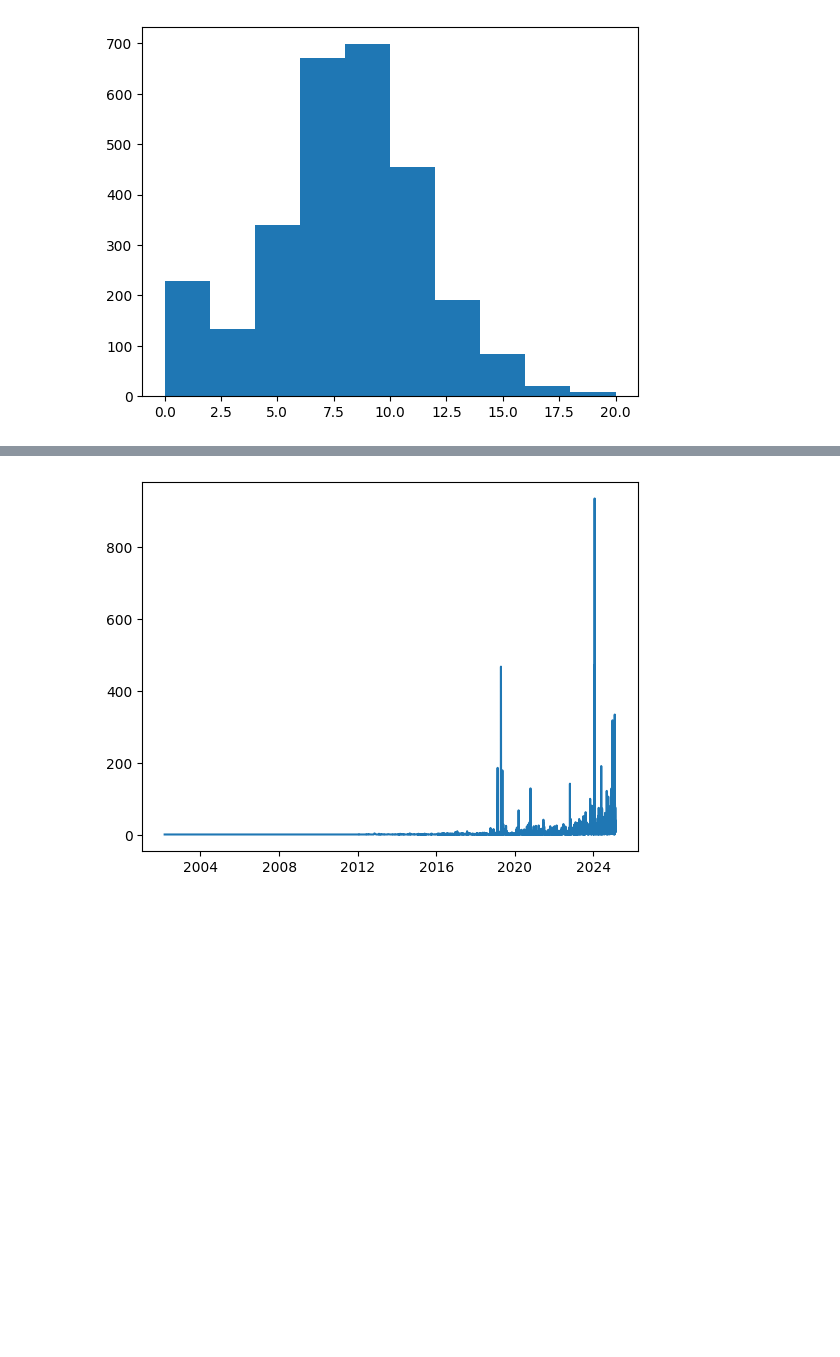
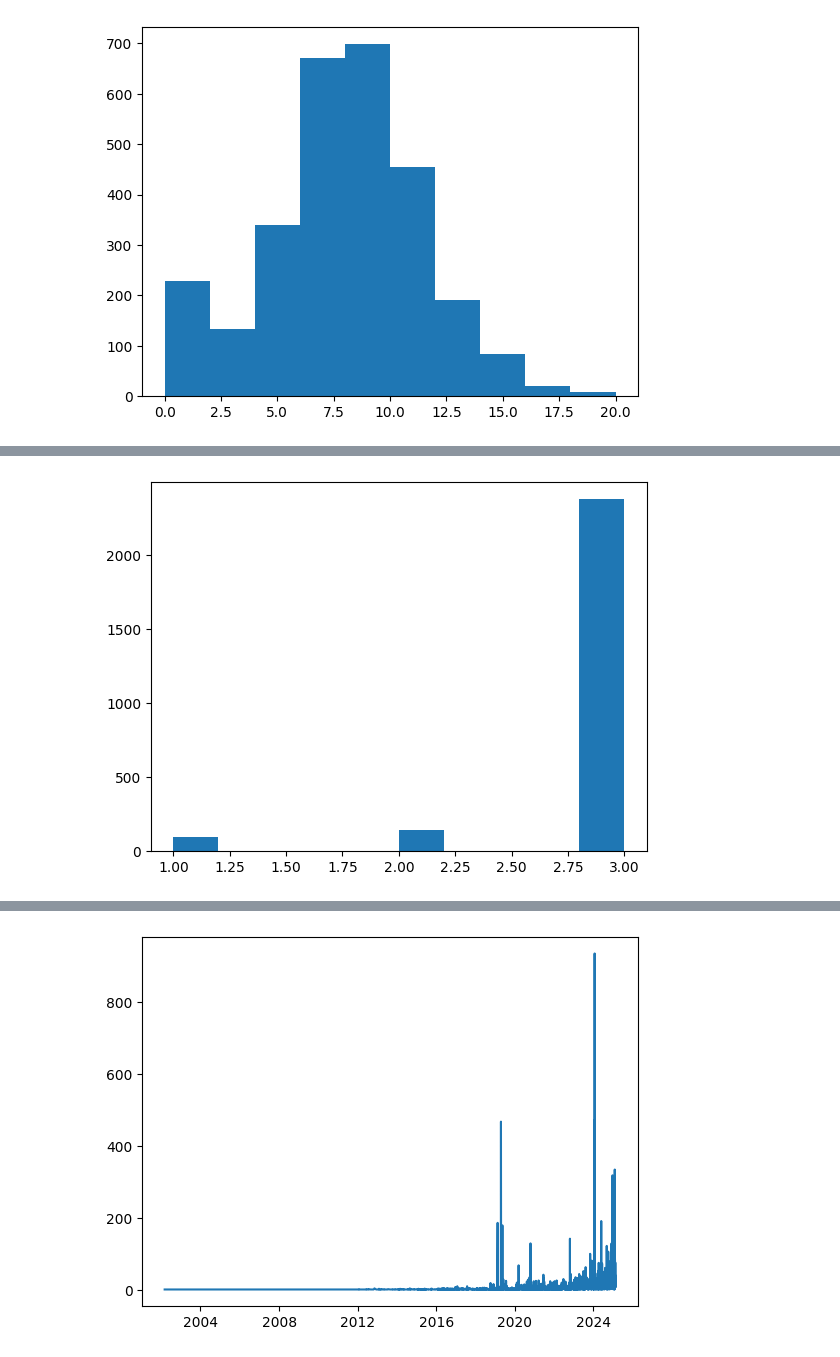
Before and after one commit to lucasSzavara/isa-disjuntores, a Jupyter notebook: analise_exploratoria.ipynb, the cells around one changed output, grey strips where cells are left out. Drawn from its saved outputs; the diff is of its cells as text; code cells hidden in the pictures; blank space fills up the shorter version.

```diff
--- a/analise_exploratoria.ipynb
+++ b/analise_exploratoria.ipynb
@@ -114,3 +109,6 @@ plt.hist(df_gpd_equipamento['Data'])
 plt.show()
 # %% [output]
 [figure]
+# %%
+df_qualificacao = df[df['Denominação'] == 'Qualificacao do Equipamento']
+len(df_qualificacao['Equipamento'].unique())
@@ -116,0 +117,3 @@ plt.show()
+# %%
+df_qlfc_gpd = df_qualificacao[['Equipamento', 'Data']].groupby('Equipamento').nunique()
+df_qlfc_gpd.describe()
@@ -116,0 +130,5 @@ plt.show()
+# %%
+plt.hist(df_qlfc_gpd['Data'])
+plt.show()
+# %% [output]
+[figure, added]
```
Also changed, not shown: parts of 12 cells of this notebook.
